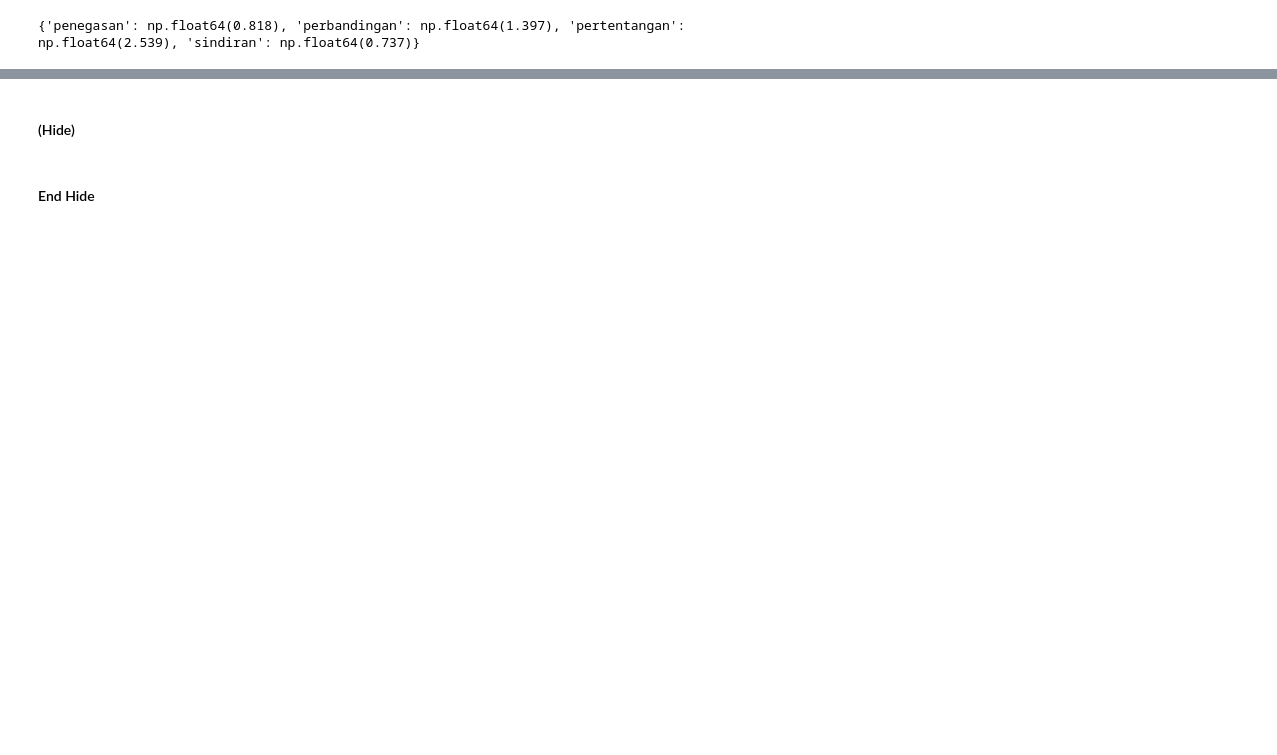
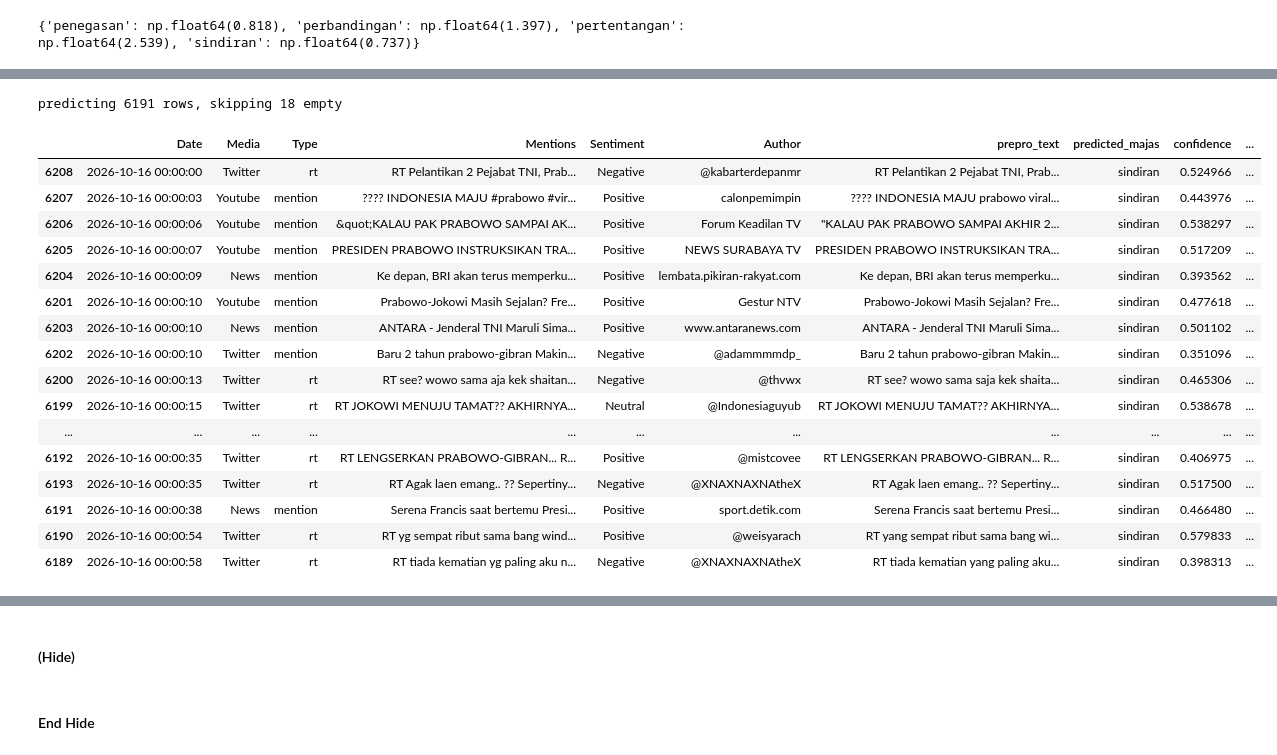
Before and after one commit to aldo02032004/naufaldo.github.io, a Jupyter notebook: 2_ML_Dev_Notebook.ipynb, the cells around one changed output, grey strips where cells are left out. Saved outputs shown, nothing was run; the diff lists cells and outputs as text; code cells hidden in the pictures; blank space fills up the shorter version.

```diff
--- a/2_ML_Dev_Notebook.ipynb
+++ b/2_ML_Dev_Notebook.ipynb
@@ -505,0 +449,19 @@ print(trainer.state.best_metric)
+# %%
+EPOCHS, BATCH = 20, 16
+warmup_steps = int(0.1 * math.ceil(len(train_ds) / BATCH) * EPOCHS)   # 10% warmup
+
+args = TrainingArguments(
+    output_dir='./results_narrative_classifier',
+    eval_strategy='epoch', save_strategy='epoch', logging_strategy='epoch',
+    save_total_limit=1, save_only_model=True,
+    learning_rate=1e-5, per_device_train_batch_size=BATCH, per_device_eval_batch_size=32,
+    num_train_epochs=EPOCHS, weight_decay=0.01, lr_scheduler_type='cosine', warmup_steps=warmup_steps,
+    load_best_model_at_end=True, metric_for_best_model='eval_macro_f1', greater_is_better=True,
+    fp16=torch.cuda.is_available(),   # fp16 only works on GPU
+    seed=42,
+)
+
+model = load_model()
+trainer = make_trainer(args, model)
+trainer.train()
+print(trainer.state.best_model_checkpoint, trainer.state.best_metric)
@@ -637,3 +791,38 @@ def predict_batch(model, texts, tokenizer, batch_size=32):
             all_probs.append(torch.softmax(model(**enc).logits, dim=-1).cpu())
     probs = torch.cat(all_probs).numpy()
     return probs.argmax(1), probs.max(1), probs   # predicted id, confidence, all class probs
+
+output_df, start_date, end_date = prepare_time(
+    predict_df[['Date', 'Media', 'Type', 'Mentions', 'Sentiment', 'Author']])
+output_df['prepro_text'] = output_df['Mentions'].fillna('').apply(clean)
+mask = output_df['prepro_text'].str.strip().ne('')   # skip empty texts
+print(f'predicting {mask.sum()} rows, skipping {(~mask).sum()} empty')
+# %% [output]
+predicting 6191 rows, skipping 18 empty
+# %%
+# base model; swap to tuned_trainer.model if the tuned one scored better
+pred_ids, confidences, probs = predict_batch(model, output_df.loc[mask, 'prepro_text'].tolist(), tokenizer)
+
+output_df.loc[mask, 'predicted_majas'] = [label_names[p] for p in pred_ids]
+output_df.loc[mask, 'confidence'] = confidences
+for j, cls in enumerate(label_names):
+    output_df.loc[mask, f'prob_{cls}'] = probs[:, j]
+output_df.head(20)
+# %% [output]
+|  | Date | Media | Type | Mentions | Sentiment | Author | prepro_text | predicted_majas | confidence | ... |
+| 6208 | 2026-10-16 00:00:00 | Twitter | rt | RT Pelantikan 2 Pejabat TNI, Prab... | Negative | @kabarterdepanmr | RT Pelantikan 2 Pejabat TNI, Prab... | sindiran | 0.524966 | ... |
+| 6207 | 2026-10-16 00:00:03 | Youtube | mention | ???? INDONESIA MAJU #prabowo #vir... | Positive | calonpemimpin | ???? INDONESIA MAJU prabowo viral... | sindiran | 0.443976 | ... |
+| 6206 | 2026-10-16 00:00:06 | Youtube | mention | &quot;KALAU PAK PRABOWO SAMPAI AK... | Positive | Forum Keadilan TV | "KALAU PAK PRABOWO SAMPAI AKHIR 2... | sindiran | 0.538297 | ... |
+| 6205 | 2026-10-16 00:00:07 | Youtube | mention | PRESIDEN PRABOWO INSTRUKSIKAN TRA... | Positive | NEWS SURABAYA TV | PRESIDEN PRABOWO INSTRUKSIKAN TRA... | sindiran | 0.517209 | ... |
+| 6204 | 2026-10-16 00:00:09 | News | mention | Ke depan, BRI akan terus memperku... | Positive | lembata.pikiran-rakyat.com | Ke depan, BRI akan terus memperku... | sindiran | 0.393562 | ... |
+| 6201 | 2026-10-16 00:00:10 | Youtube | mention | Prabowo-Jokowi Masih Sejalan? Fre... | Positive | Gestur NTV | Prabowo-Jokowi Masih Sejalan? Fre... | sindiran | 0.477618 | ... |
+| 6203 | 2026-10-16 00:00:10 | News | mention | ANTARA - Jenderal TNI Maruli Sima... | Positive | www.antaranews.com | ANTARA - Jenderal TNI Maruli Sima... | sindiran | 0.501102 | ... |
+| 6202 | 2026-10-16 00:00:10 | Twitter | mention | Baru 2 tahun prabowo-gibran Makin... | Negative | @adammmmdp_ | Baru 2 tahun prabowo-gibran Makin... | sindiran | 0.351096 | ... |
+| 6200 | 2026-10-16 00:00:13 | Twitter | rt | RT see? wowo sama aja kek shaitan... | Negative | @thvwx | RT see? wowo sama saja kek shaita... | sindiran | 0.465306 | ... |
+| 6199 | 2026-10-16 00:00:15 | Twitter | rt | RT JOKOWI MENUJU TAMAT?? AKHIRNYA... | Neutral | @Indonesiaguyub | RT JOKOWI MENUJU TAMAT?? AKHIRNYA... | sindiran | 0.538678 | ... |
+| ... | ... | ... | ... | ... | ... | ... | ... | ... | ... | ... |
+| 6192 | 2026-10-16 00:00:35 | Twitter | rt | RT LENGSERKAN PRABOWO-GIBRAN... R... | Positive | @mistcovee | RT LENGSERKAN PRABOWO-GIBRAN... R... | sindiran | 0.406975 | ... |
+| 6193 | 2026-10-16 00:00:35 | Twitter | rt | RT Agak laen emang.. ?? Sepertiny... | Negative | @XNAXNAXNAtheX | RT Agak laen emang.. ?? Sepertiny... | sindiran | 0.517500 | ... |
+| 6191 | 2026-10-16 00:00:38 | News | mention | Serena Francis saat bertemu Presi... | Positive | sport.detik.com | Serena Francis saat bertemu Presi... | sindiran | 0.466480 | ... |
+| 6190 | 2026-10-16 00:00:54 | Twitter | rt | RT yg sempat ribut sama bang wind... | Positive | @weisyarach | RT yang sempat ribut sama bang wi... | sindiran | 0.579833 | ... |
+| 6189 | 2026-10-16 00:00:58 | Twitter | rt | RT tiada kematian yg paling aku n... | Negative | @XNAXNAXNAtheX | RT tiada kematian yang paling aku... | sindiran | 0.398313 | ... |
```
Also changed, not shown: parts of 44 cells of this notebook.
